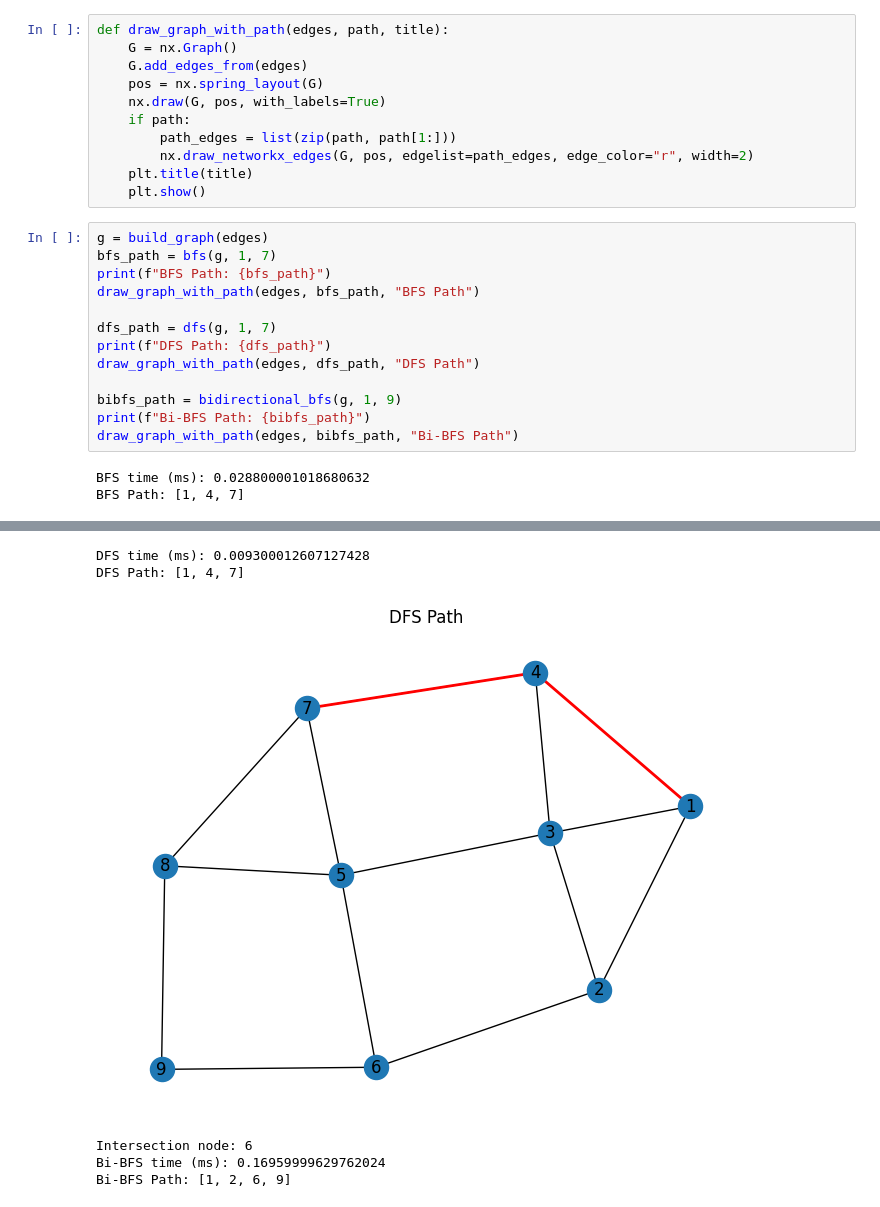
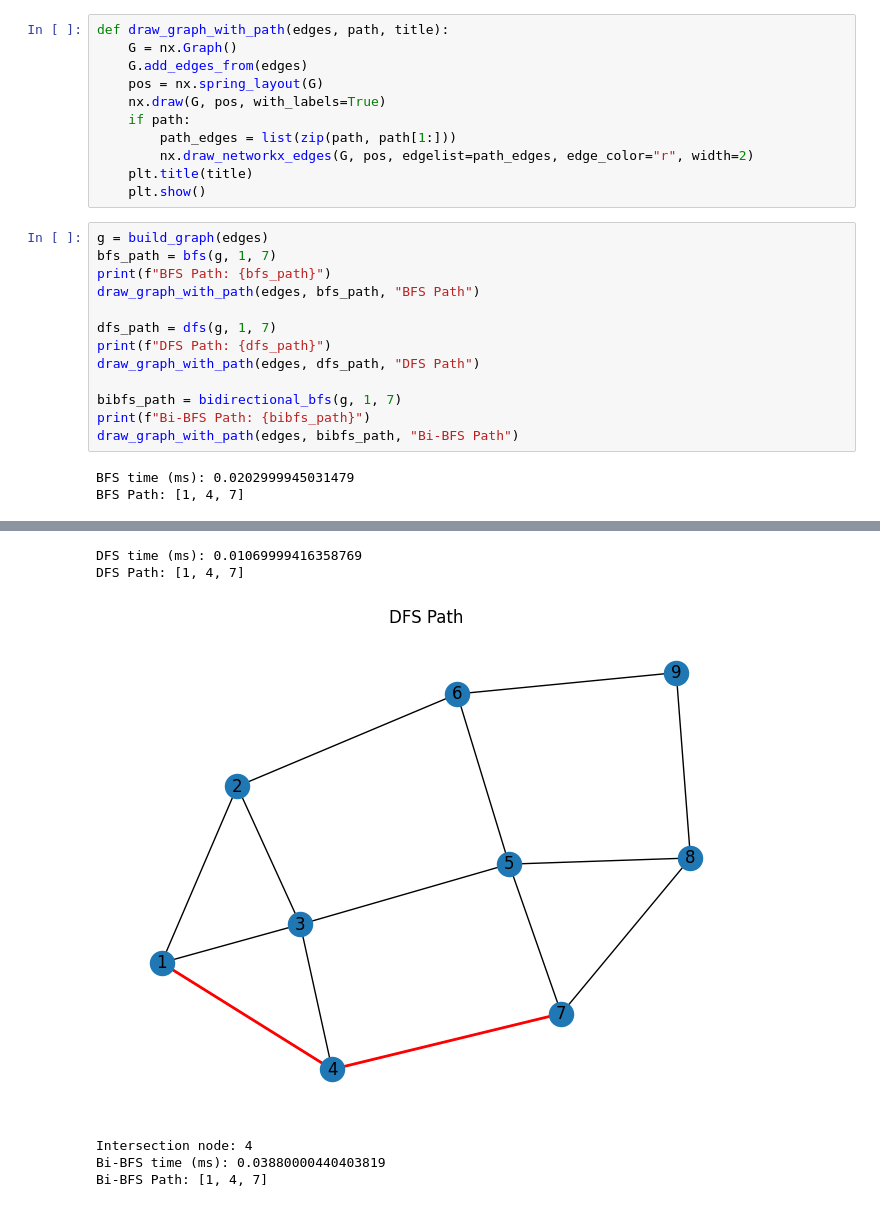
Before and after one commit to Sookeyy-12/6th-Sem-AI-Lab, a Jupyter notebook: Lab 2/lab2.ipynb, the cells around one changed output, grey strips where cells are left out. Drawn from its saved outputs; the diff is of its cells as text.

```diff
--- a/Lab 2/lab2.ipynb
+++ b/Lab 2/lab2.ipynb
@@ -118,9 +118,9 @@ dfs_path = dfs(g, 1, 7)
 print(f"DFS Path: {dfs_path}")
 draw_graph_with_path(edges, dfs_path, "DFS Path")
 
-bibfs_path = bidirectional_bfs(g, 1, 9)
+bibfs_path = bidirectional_bfs(g, 1, 7)
 print(f"Bi-BFS Path: {bibfs_path}")
 draw_graph_with_path(edges, bibfs_path, "Bi-BFS Path")
 # %% [output]
-BFS time (ms): 0.028800001018680632
+BFS time (ms): 0.0202999945031479
 BFS Path: [1, 4, 7]
@@ -128,6 +128,6 @@ BFS Path: [1, 4, 7]
-DFS time (ms): 0.009300012607127428
+DFS time (ms): 0.01069999416358769
 DFS Path: [1, 4, 7]
-[figure, old version]
+[figure, new version]
-Intersection node: 6
-Bi-BFS time (ms): 0.16959999629762024
-Bi-BFS Path: [1, 2, 6, 9]
+Intersection node: 4
+Bi-BFS time (ms): 0.03880000440403819
+Bi-BFS Path: [1, 4, 7]
```
Also changed, not shown: parts of 1 cell of this notebook.
